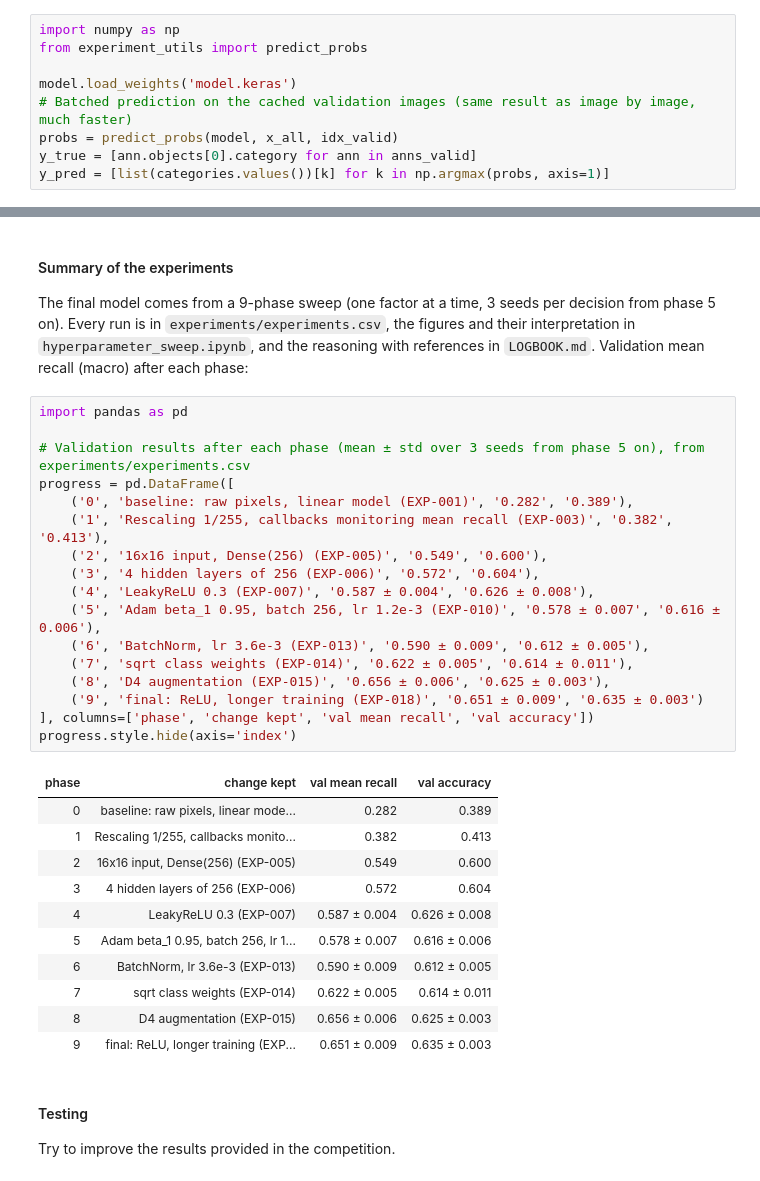
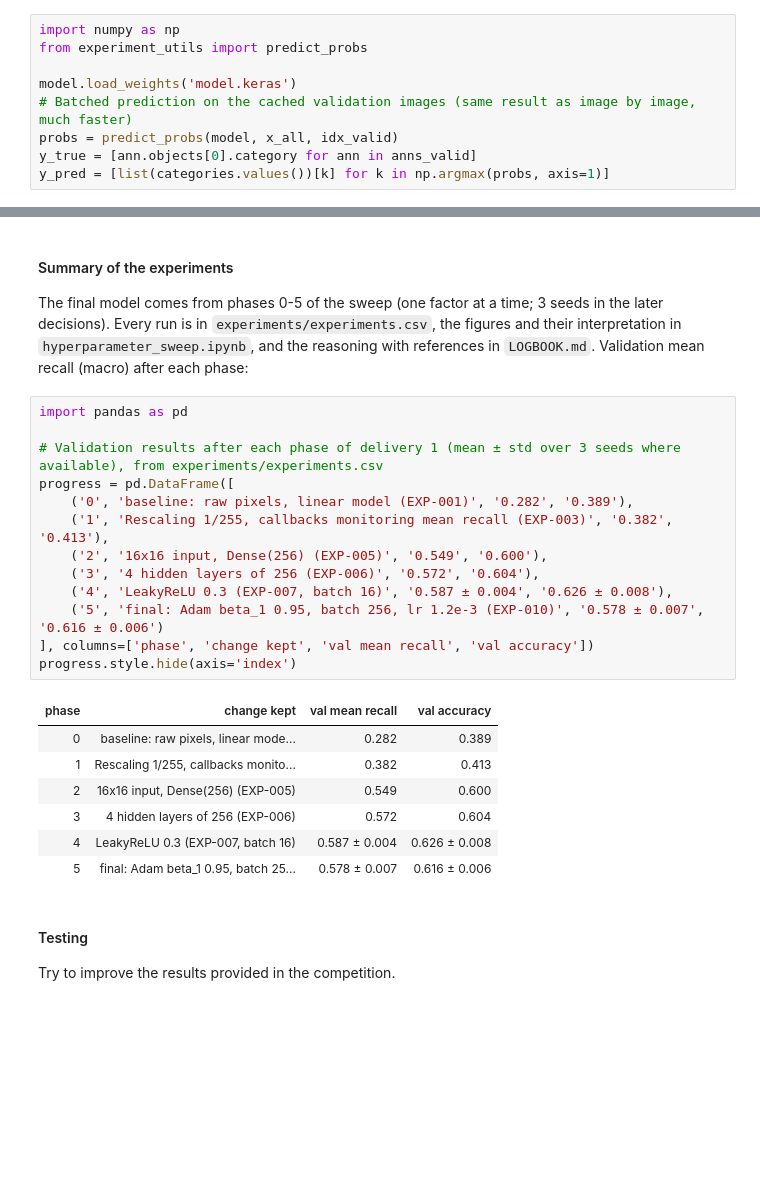
Before and after one commit to alexsierra45/image-recognition, a Jupyter notebook: ffNN_example.ipynb, the cells around one changed output, grey strips where cells are left out. Cells and saved outputs as stored; diff of their text form; blank space fills up the shorter version.

```diff
--- a/ffNN_example.ipynb
+++ b/ffNN_example.ipynb
@@ -396,37 +382,29 @@ print(summary)
 # %% [markdown]
 #### Summary of the experiments
-The final model comes from a 9-phase sweep (one factor at a time, 3 seeds per decision from phase 5 on). Every run is in
+The final model comes from phases 0-5 of the sweep (one factor at a time; 3 seeds in the later decisions). Every run is in
 `experiments/experiments.csv`, the figures and their interpretation in `hyperparameter_sweep.ipynb`, and the reasoning
 with references in `LOGBOOK.md`. Validation mean recall (macro) after each phase:
 # %%
 import pandas as pd
 
-# Validation results after each phase (mean ± std over 3 seeds from phase 5 on), from experiments/experiments.csv
+# Validation results after each phase of delivery 1 (mean ± std over 3 seeds where available), from experiments/experiments.csv
 progress = pd.DataFrame([
     ('0', 'baseline: raw pixels, linear model (EXP-001)', '0.282', '0.389'),
     ('1', 'Rescaling 1/255, callbacks monitoring mean recall (EXP-003)', '0.382', '0.413'),
     ('2', '16x16 input, Dense(256) (EXP-005)', '0.549', '0.600'),
     ('3', '4 hidden layers of 256 (EXP-006)', '0.572', '0.604'),
-    ('4', 'LeakyReLU 0.3 (EXP-007)', '0.587 ± 0.004', '0.626 ± 0.008'),
-    ('5', 'Adam beta_1 0.95, batch 256, lr 1.2e-3 (EXP-010)', '0.578 ± 0.007', '0.616 ± 0.006'),
-    ('6', 'BatchNorm, lr 3.6e-3 (EXP-013)', '0.590 ± 0.009', '0.612 ± 0.005'),
-    ('7', 'sqrt class weights (EXP-014)', '0.622 ± 0.005', '0.614 ± 0.011'),
-    ('8', 'D4 augmentation (EXP-015)', '0.656 ± 0.006', '0.625 ± 0.003'),
-    ('9', 'final: ReLU, longer training (EXP-018)', '0.651 ± 0.009', '0.635 ± 0.003')
+    ('4', 'LeakyReLU 0.3 (EXP-007, batch 16)', '0.587 ± 0.004', '0.626 ± 0.008'),
+    ('5', 'final: Adam beta_1 0.95, batch 256, lr 1.2e-3 (EXP-010)', '0.578 ± 0.007', '0.616 ± 0.006')
 ], columns=['phase', 'change kept', 'val mean recall', 'val accuracy'])
 progress.style.hide(axis='index')
 # %% [output]
 | phase | change kept | val mean recall | val accuracy |
 | 0 | baseline: raw pixels, linear mode... | 0.282 | 0.389 |
 | 1 | Rescaling 1/255, callbacks monito... | 0.382 | 0.413 |
 | 2 | 16x16 input, Dense(256) (EXP-005) | 0.549 | 0.600 |
 | 3 | 4 hidden layers of 256 (EXP-006) | 0.572 | 0.604 |
-| 4 | LeakyReLU 0.3 (EXP-007) | 0.587 ± 0.004 | 0.626 ± 0.008 |
-| 5 | Adam beta_1 0.95, batch 256, lr 1... | 0.578 ± 0.007 | 0.616 ± 0.006 |
-| 6 | BatchNorm, lr 3.6e-3 (EXP-013) | 0.590 ± 0.009 | 0.612 ± 0.005 |
-| 7 | sqrt class weights (EXP-014) | 0.622 ± 0.005 | 0.614 ± 0.011 |
-| 8 | D4 augmentation (EXP-015) | 0.656 ± 0.006 | 0.625 ± 0.003 |
-| 9 | final: ReLU, longer training (EXP... | 0.651 ± 0.009 | 0.635 ± 0.003 |
+| 4 | LeakyReLU 0.3 (EXP-007, batch 16) | 0.587 ± 0.004 | 0.626 ± 0.008 |
+| 5 | final: Adam beta_1 0.95, batch 25... | 0.578 ± 0.007 | 0.616 ± 0.006 |
 # %% [markdown]
 #### Testing
 Try to improve the results provided in the competition.
```
Also changed, not shown: parts of 14 cells of this notebook, 58 other files.
